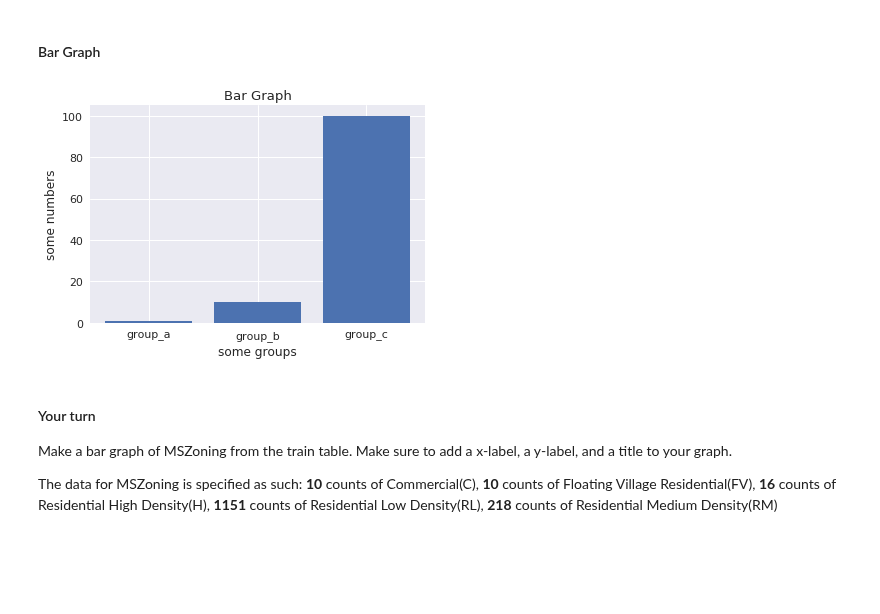
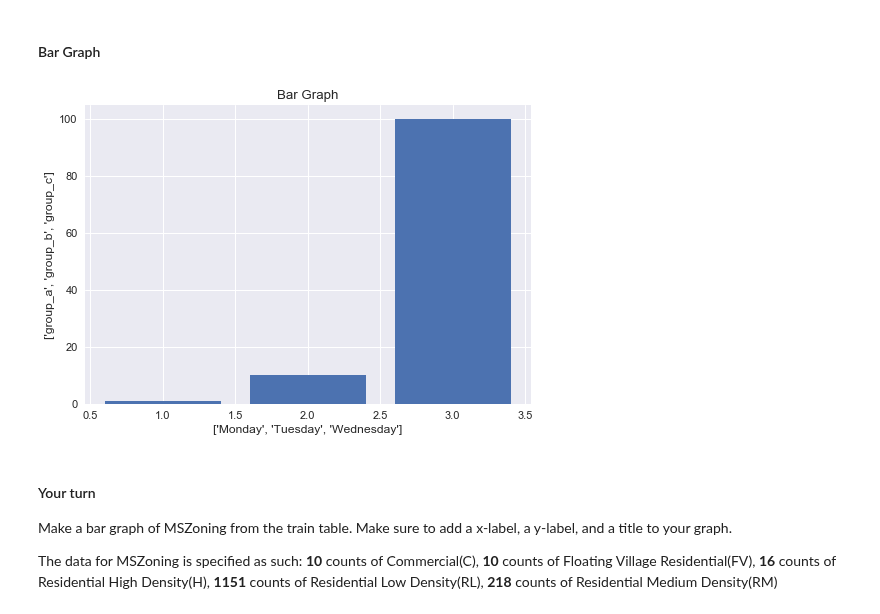
Before and after one commit to SUSA-org/Fall-2018-Career-Exploration, a Jupyter notebook: Lectures/Lecture8/data-Copy1.ipynb, the cells around one changed output. Cells and saved outputs as stored; diff of their text form; code cells hidden in the pictures; blank space fills up the shorter version.

```diff
--- a/Lectures/Lecture8/data-Copy1.ipynb
+++ b/Lectures/Lecture8/data-Copy1.ipynb
@@ -669,14 +613,16 @@ For more info on other styles, you can visit:
 #### Bar Graph
 # %%
 names = ['group_a', 'group_b', 'group_c']
+DayOfWeekOfCall = [1,2,3]
+LABELS = ["Monday", "Tuesday", "Wednesday"]
 values = [1, 10, 100]
-plt.bar(names, values)
+plt.bar(DayOfWeekOfCall, values)
 plt.title('Bar Graph')
-plt.xlabel('some groups')
-plt.ylabel('some numbers')
+plt.xlabel(["Monday", "Tuesday", "Wednesday"])
+plt.ylabel(["group_a", "group_b", "group_c"])
 plt.show()
 # %% [output]
-[figure, old version]
+[figure, new version]
 # %% [markdown]
 #### Your turn
 Make a bar graph of MSZoning from the train table. Make sure to add a x-label, a y-label, and a title to your graph.
```
Also changed, not shown: parts of 43 cells of this notebook, 3 other files.
